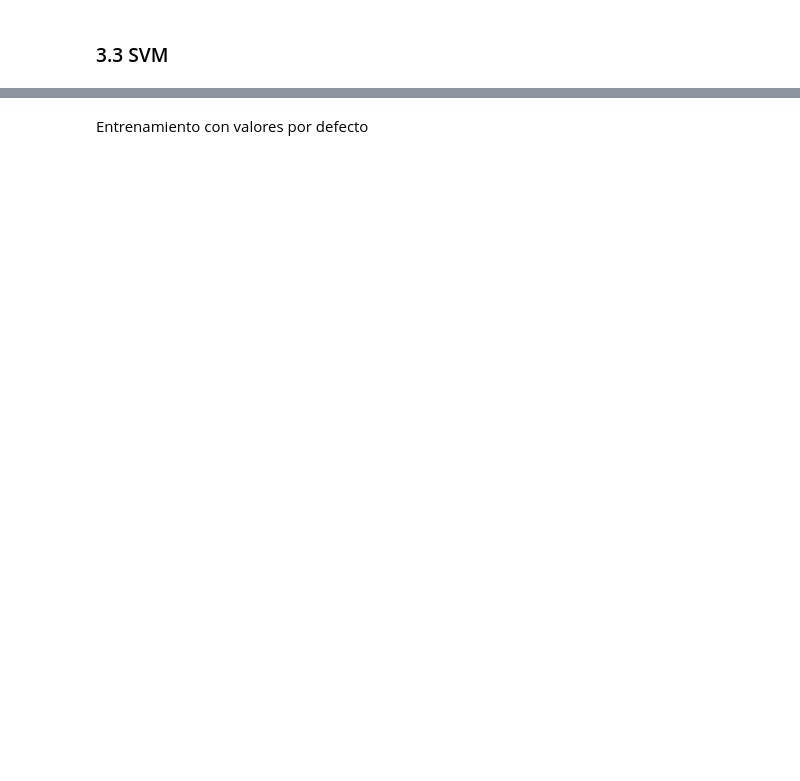
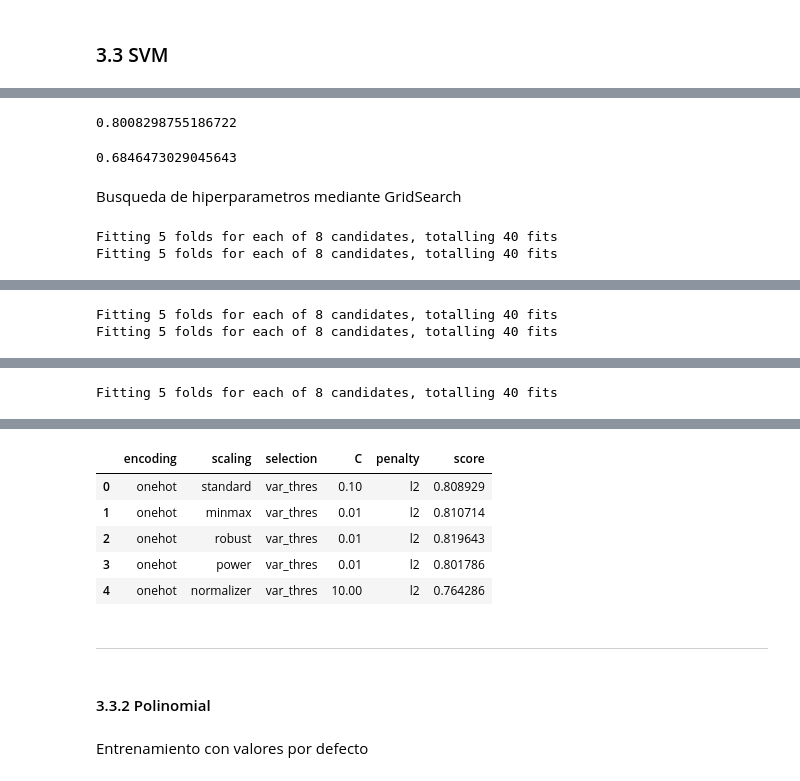
Before and after one commit to jalbarrac/datos-tp, a Jupyter notebook: TP2.ipynb, the cells around one changed output, grey strips where cells are left out. Drawn from its saved outputs; the diff is of its cells as text; code cells hidden in the pictures; blank space fills up the shorter version.

```diff
--- a/TP2.ipynb
+++ b/TP2.ipynb
@@ -286,0 +337,8 @@ score.mean()
+# %%
+#Datos escalados con Normalizer
+nb_mult_alpha = 1.0
+clf_nb_mult = naive_bayes.MultinomialNB()
+clf_nb_mult.fit(X_train_e, y_train_e)
+pred = clf_nb_mult.predict(X_test_e)
+score = (y_test_e == pred)
+score.mean()
@@ -305,0 +389,54 @@ Entendemos que como los datos no siguen una distribucion bernoulli multivariada,
+# %%
+#Datos escalados con PowerTransformer
+
+clf_linear_svc = svm.LinearSVC()
+clf_linear_svc.fit(X_train_d, y_train_d)
+pred = clf_linear_svc.predict(X_test_d)
+score = (y_test_d == pred)
+score.mean()
+# %% [output]
+0.8008298755186722
+# %%
+#Datos escalados con Normalizer
+
+clf_linear_svc = svm.LinearSVC()
+clf_linear_svc.fit(X_train_e, y_train_e)
+pred = clf_linear_svc.predict(X_test_e)
+score = (y_test_e == pred)
+score.mean()
+# %% [output]
+0.6846473029045643
+# %% [markdown]
+Busqueda de hiperparametros mediante GridSearch
+# %%
+svc_grid_params = {
+    'C' : [0.01, 0.1, 1, 10],
+    'penalty' : ['l1', 'l2']
+}
+
+gs = model_selection.GridSearchCV(
+    clf_linear_svc,
+    svc_grid_params,
+    verbose = 3,
+    cv = 5,
+    n_jobs = -1
+)
+# %%
+metricas = []
+for conjunto in datos:
+
+    gs_results = gs.fit(conjunto[0], conjunto[2])
+    row = []
+    row.append(conjunto[4])
+    row.append(conjunto[5])
+    row.append(conjunto[6])
+    for key in gs_results.best_params_:
+        row.append(gs_results.best_params_[key])
+    row.append(gs_results.best_score_)
+    metricas.append(row)
+
+dd = pd.DataFrame(metricas, columns=['encoding','scaling','selection','C', 'penalty', 'score'])
+dd
+# %% [output]
+Fitting 5 folds for each of 8 candidates, totalling 40 fits
+Fitting 5 folds for each of 8 candidates, totalling 40 fits
@@ -305,0 +445,2 @@ Entendemos que como los datos no siguen una distribucion bernoulli multivariada,
+Fitting 5 folds for each of 8 candidates, totalling 40 fits
+Fitting 5 folds for each of 8 candidates, totalling 40 fits
@@ -305,0 +449 @@ Entendemos que como los datos no siguen una distribucion bernoulli multivariada,
+Fitting 5 folds for each of 8 candidates, totalling 40 fits
@@ -306,3 +451,13 @@ Entendemos que como los datos no siguen una distribucion bernoulli multivariada,
+|  | encoding | scaling | selection | C | penalty | score |
+| 0 | onehot | standard | var_thres | 0.10 | l2 | 0.808929 |
+| 1 | onehot | minmax | var_thres | 0.01 | l2 | 0.810714 |
+| 2 | onehot | robust | var_thres | 0.01 | l2 | 0.819643 |
+| 3 | onehot | power | var_thres | 0.01 | l2 | 0.801786 |
+| 4 | onehot | normalizer | var_thres | 10.00 | l2 | 0.764286 |
+# %% [markdown]
+---
+# %% [markdown]
+#### 3.3.2 Polinomial
 # %% [markdown]
 Entrenamiento con valores por defecto
 # %%
```
Also changed, not shown: parts of 82 cells of this notebook.
